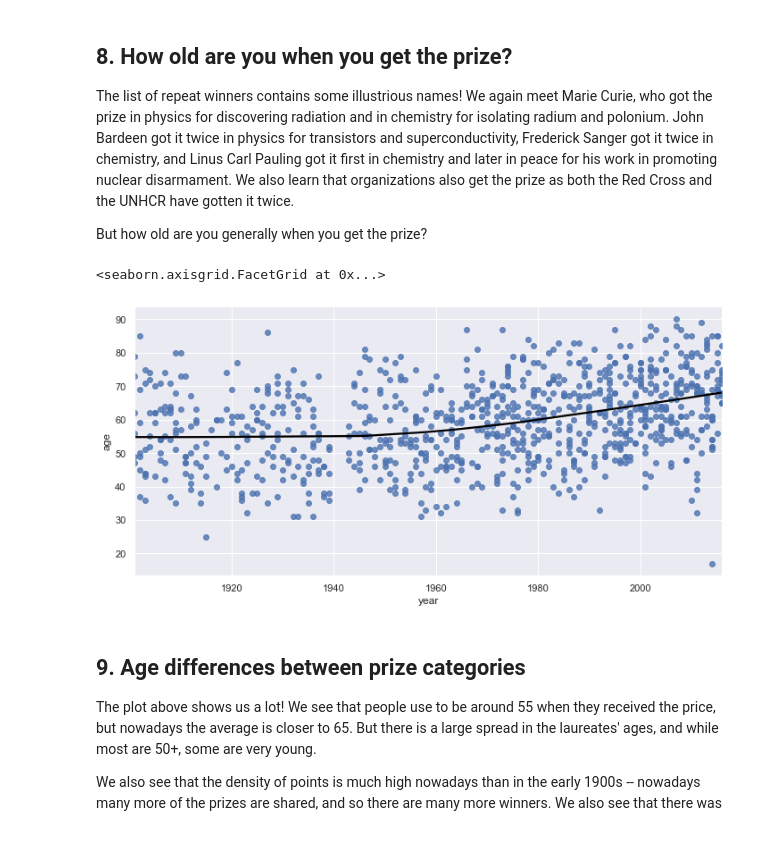
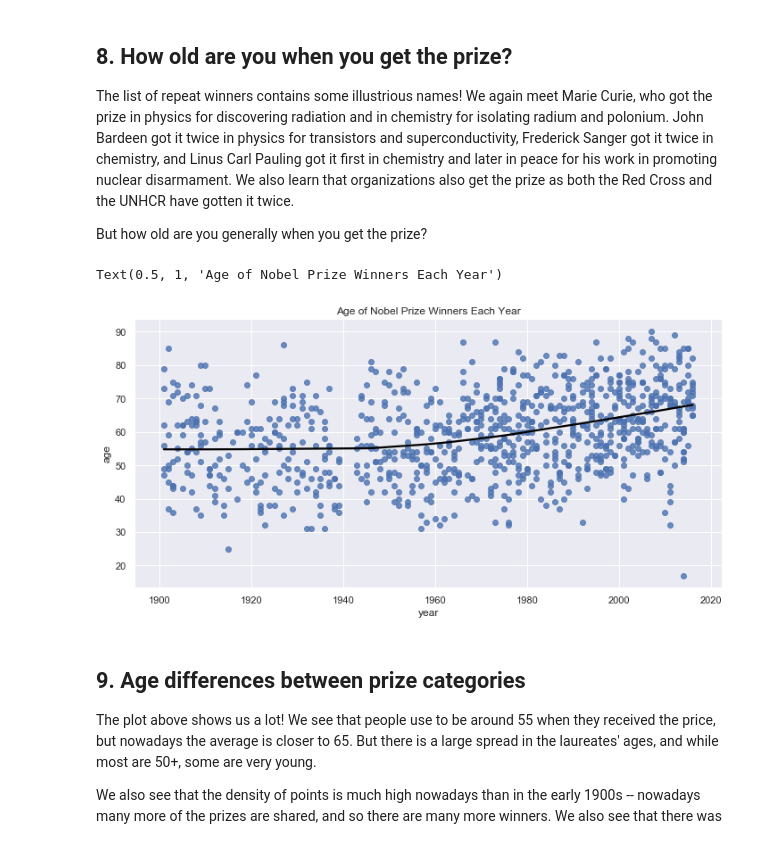
Before and after one commit to ashkmason/datacamp.projects, a Jupyter notebook: a_visual_history_of_nobel_prize_winners/notebook.ipynb, the cells around one changed output. Saved outputs shown, nothing was run; the diff lists cells and outputs as text; code cells hidden in the pictures.

```diff
--- a/a_visual_history_of_nobel_prize_winners/notebook.ipynb
+++ b/a_visual_history_of_nobel_prize_winners/notebook.ipynb
@@ -150,15 +150,17 @@ nobel.groupby("full_name").filter(lambda x: len(x) >= 2)
 # %%
 # Converting birth_date from String to datetime
 nobel['birth_date'] = pd.to_datetime(nobel["birth_date"])
 
 # Calculating the age of Nobel Prize winners
 nobel['age'] = nobel["year"] - nobel["birth_date"].dt.year
 
 # Plotting the age of Nobel Prize winners
 sns.lmplot(x="year", y="age", data=nobel, lowess=True, aspect=2, line_kws={"color" : "black"})
+ax = plt.gca()
+ax.set_title('Age of Nobel Prize Winners Each Year')
 # %% [output]
-<seaborn.axisgrid.FacetGrid at 0x...>
+Text(0.5, 1, 'Age of Nobel Prize Winners Each Year')
-[figure, old version]
+[figure, new version]
 # %% [markdown]
 ## 9. Age differences between prize categories
 <p>The plot above shows us a lot! We see that people use to be around 55 when they received the price, but nowadays the average is closer to 65. But there is a large spread in the laureates' ages, and while most are 50+, some are very young.</p>
```
Also changed, not shown: parts of 5 cells of this notebook, 1 other file.
